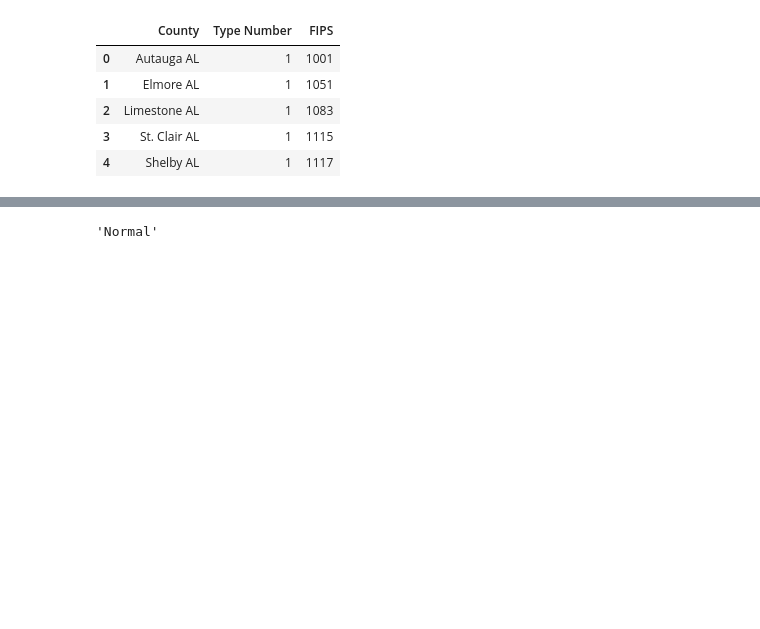
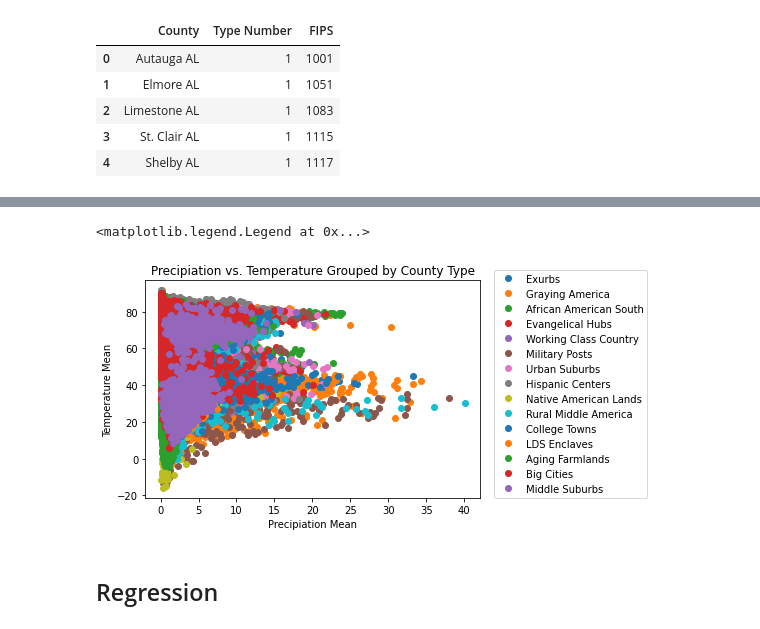
Before and after one commit to talajune/Ace_the_SATS, a Jupyter notebook: first_pass_climate.ipynb, the cells around one changed output, grey strips where cells are left out. Drawn from its saved outputs; the diff is of its cells as text; code cells hidden in the pictures; blank space fills up the shorter version.

```diff
--- a/first_pass_climate.ipynb
+++ b/first_pass_climate.ipynb
@@ -132,0 +136,14 @@ SVC()
+# %%
+groups = df_merge.groupby("Type Number")
+for name, group in groups:
+    plt.plot(group["PRECIPITATION_MA"], group["TEMPERATURE_MA"], marker="o", linestyle="", label=fips[name-1])
+
+plt.xlabel('Precipiation Mean')
+plt.ylabel('Temperature Mean')
+plt.title('Precipiation vs. Temperature Grouped by County Type')
+plt.legend(loc=[1.04, 0])
+# %% [output]
+<matplotlib.legend.Legend at 0x...>
+[figure, added]
+# %% [markdown]
+## Regression
@@ -137,4 +172,0 @@ for ma, std in zip(test_x.PRECIPITATION_MA, test_x.PRECIPITATION_DEVIATION_STDDE
-# %%
-clf.predict([[10.6, 1.2]])[0]
-# %% [output]
-'Normal'
```
Also changed, not shown: parts of 54 cells of this notebook, 4 other files.
